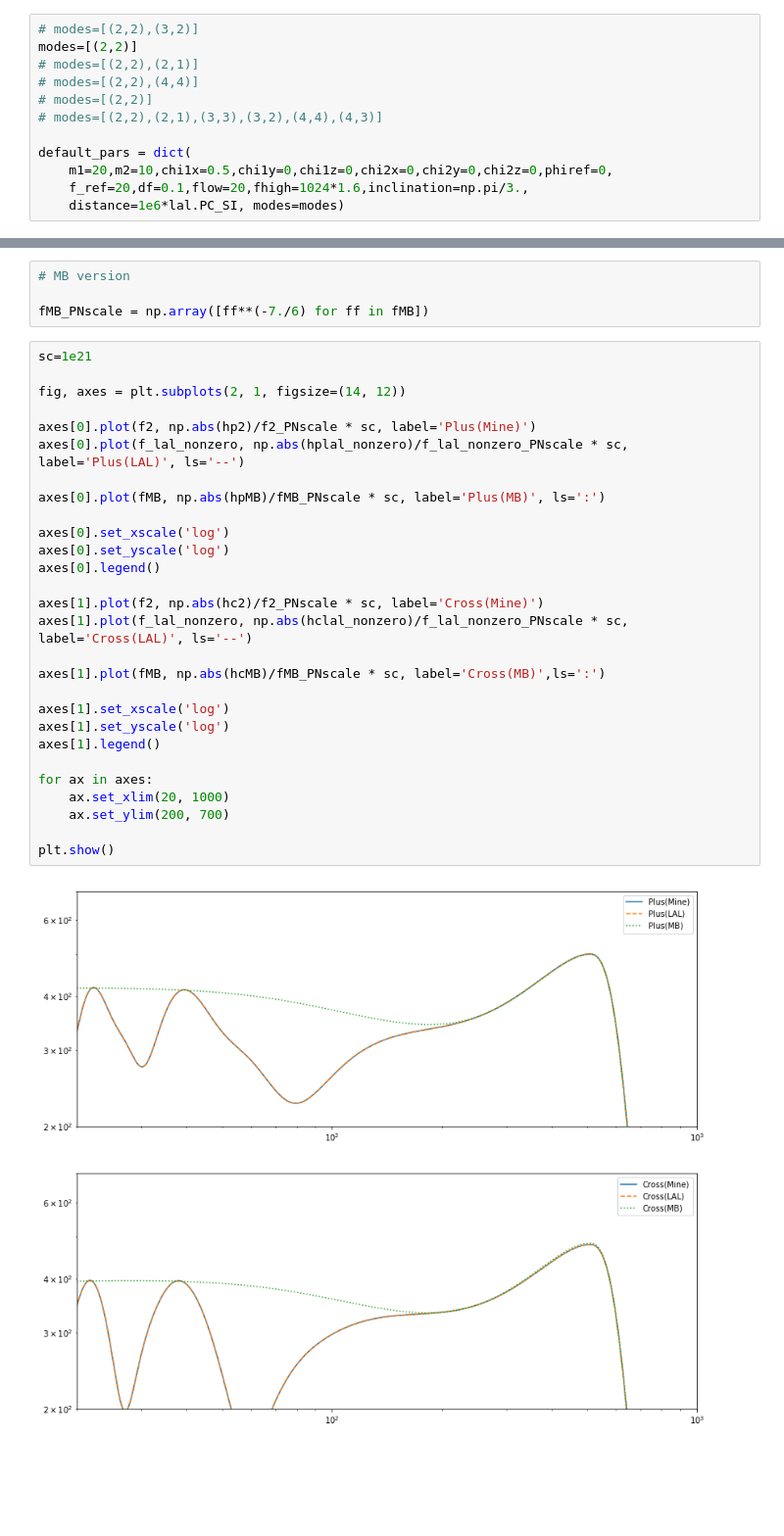
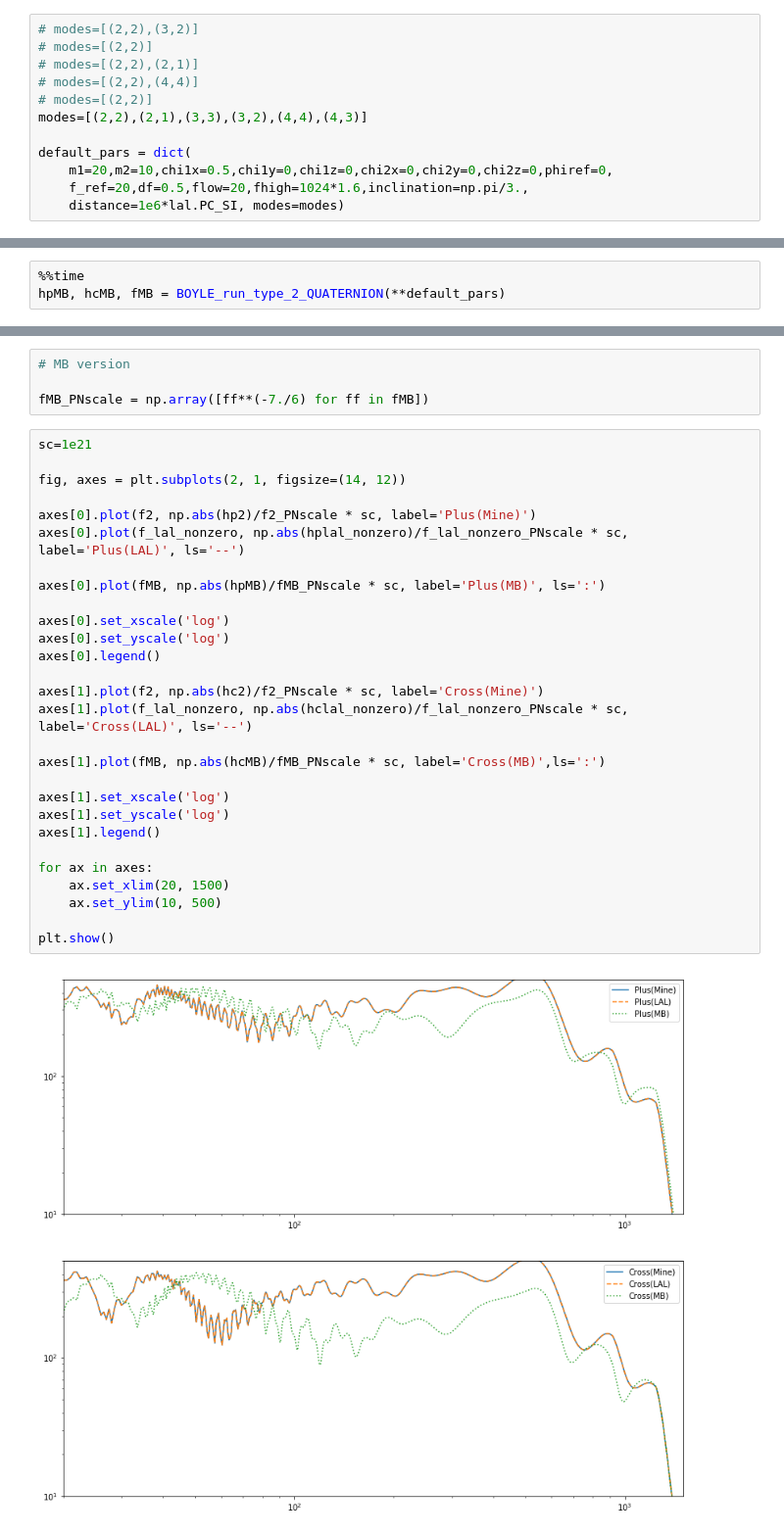
Before and after one commit to Cyberface/phenom, a Jupyter notebook: pv3hm-dev/dev-efficient-rot.ipynb, the cells around one changed output, grey strips where cells are left out. Shown at 98% size. Cells and saved outputs as stored; diff of their text form; blank space fills up the shorter version.

Commit message:
using MB quaternion - agree in NPlimit
still working on working out the proper
conventions to agree in precessing case

```diff
--- a/pv3hm-dev/dev-efficient-rot.ipynb
+++ b/pv3hm-dev/dev-efficient-rot.ipynb
@@ -573,14 +759,14 @@ def BOYLE_run_type_2(m1,m2,chi1x,chi1y,chi1z,chi2x,chi2y,chi2z,phiref,f_ref,df,f
 # %%
 # modes=[(2,2),(3,2)]
-modes=[(2,2)]
+# modes=[(2,2)]
 # modes=[(2,2),(2,1)]
 # modes=[(2,2),(4,4)]
 # modes=[(2,2)]
-# modes=[(2,2),(2,1),(3,3),(3,2),(4,4),(4,3)]
+modes=[(2,2),(2,1),(3,3),(3,2),(4,4),(4,3)]
 
 default_pars = dict(
     m1=20,m2=10,chi1x=0.5,chi1y=0,chi1z=0,chi2x=0,chi2y=0,chi2z=0,phiref=0,
-    f_ref=20,df=0.1,flow=20,fhigh=1024*1.6,inclination=np.pi/3.,
+    f_ref=20,df=0.5,flow=20,fhigh=1024*1.6,inclination=np.pi/3.,
     distance=1e6*lal.PC_SI, modes=modes)
 # %%
 %%time
@@ -592,0 +789,3 @@ Wall time: 478 ms
+# %%
+%%time
+hpMB, hcMB, fMB = BOYLE_run_type_2_QUATERNION(**default_pars)
@@ -661,33 +883,33 @@ fMB_PNscale = np.array([ff**(-7./6) for ff in fMB])
 # %%
 sc=1e21
 
 fig, axes = plt.subplots(2, 1, figsize=(14, 12))
 
 axes[0].plot(f2, np.abs(hp2)/f2_PNscale * sc, label='Plus(Mine)')
 axes[0].plot(f_lal_nonzero, np.abs(hplal_nonzero)/f_lal_nonzero_PNscale * sc, label='Plus(LAL)', ls='--')
 
 axes[0].plot(fMB, np.abs(hpMB)/fMB_PNscale * sc, label='Plus(MB)', ls=':')
 
 axes[0].set_xscale('log')
 axes[0].set_yscale('log')
 axes[0].legend()
 
 axes[1].plot(f2, np.abs(hc2)/f2_PNscale * sc, label='Cross(Mine)')
 axes[1].plot(f_lal_nonzero, np.abs(hclal_nonzero)/f_lal_nonzero_PNscale * sc, label='Cross(LAL)', ls='--')
 
 axes[1].plot(fMB, np.abs(hcMB)/fMB_PNscale * sc, label='Cross(MB)',ls=':')
 
 axes[1].set_xscale('log')
 axes[1].set_yscale('log')
 axes[1].legend()
 
 for ax in axes:
-    ax.set_xlim(20, 1000)
-    ax.set_ylim(200, 700)
+    ax.set_xlim(20, 1500)
+    ax.set_ylim(10, 500)
 
 plt.show()
 # %% [output]
-[figure, old version]
+[figure, new version]
 # %%
 #without f**(-7/6) scaling
 
```
Also changed, not shown: parts of 7 cells of this notebook.
